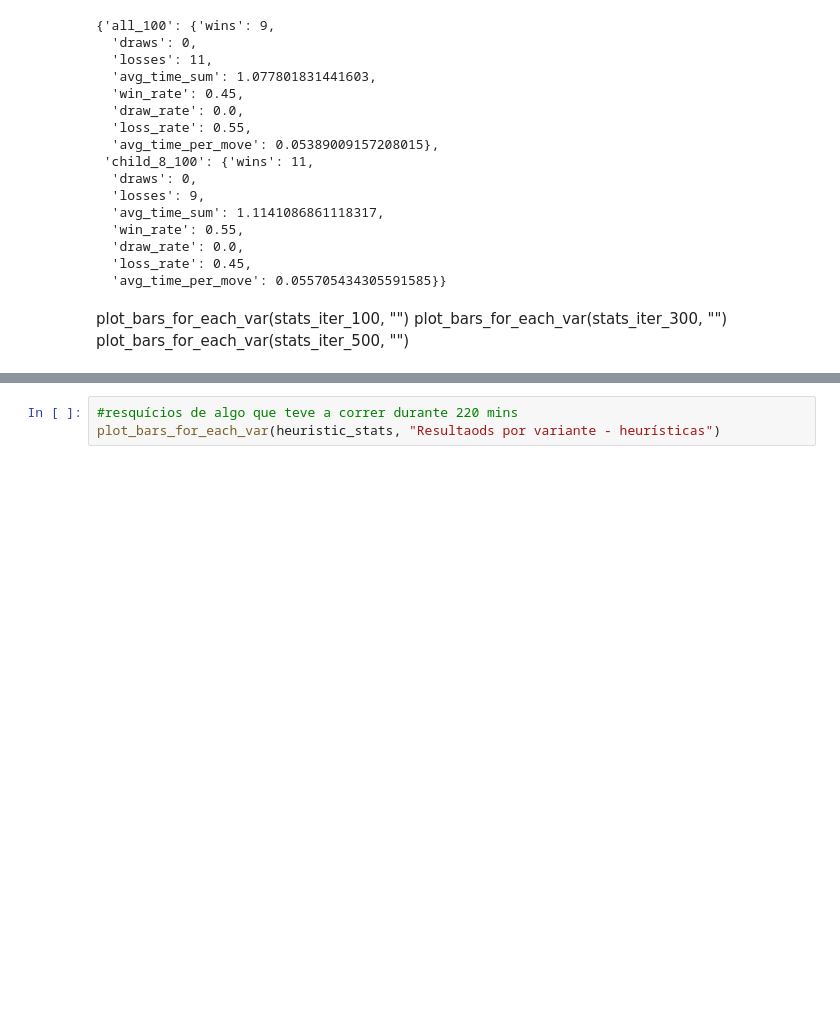
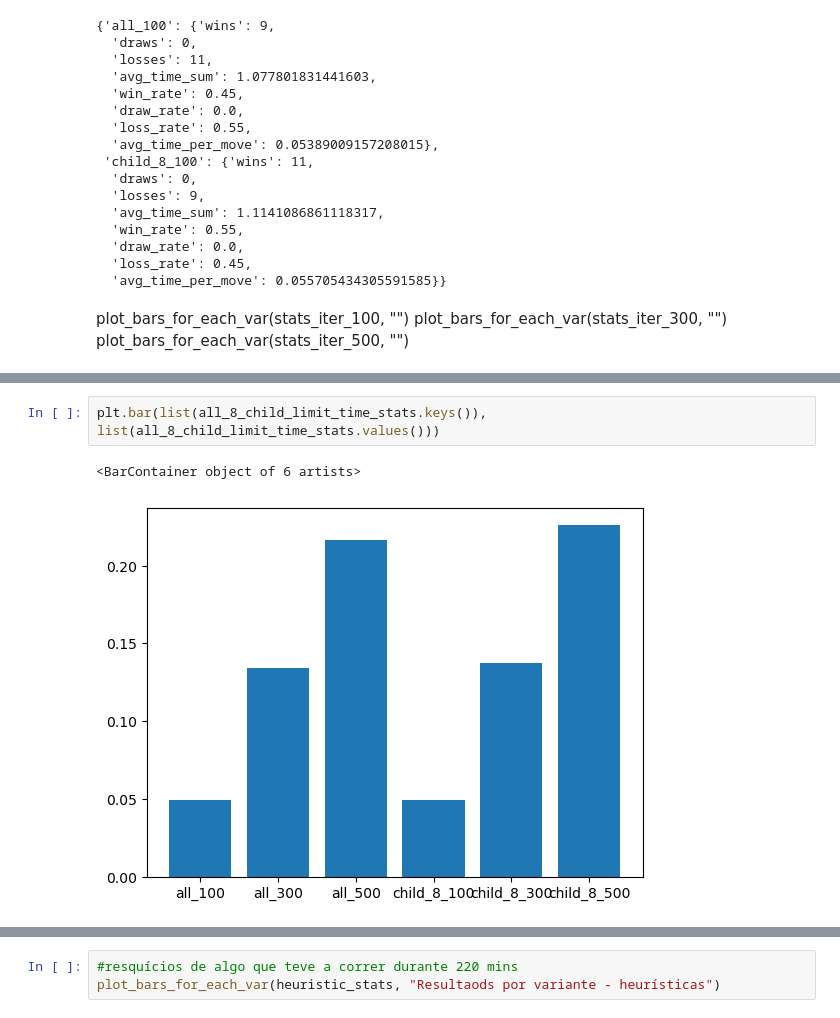
Before and after one commit to andredpinto/AI_2526_Project, a Jupyter notebook: notebook.ipynb, the cells around one changed output, grey strips where cells are left out. Drawn from its saved outputs; the diff is of its cells as text; blank space fills up the shorter version.

```diff
--- a/notebook.ipynb
+++ b/notebook.ipynb
@@ -172,0 +215,5 @@ plot_bars_for_each_var(stats_iter_500, "")
+# %%
+plt.bar(list(all_8_child_limit_time_stats.keys()), list(all_8_child_limit_time_stats.values()))
+# %% [output]
+<BarContainer object of 6 artists>
+[figure, added]
```
Also changed, not shown: parts of 24 cells of this notebook.
